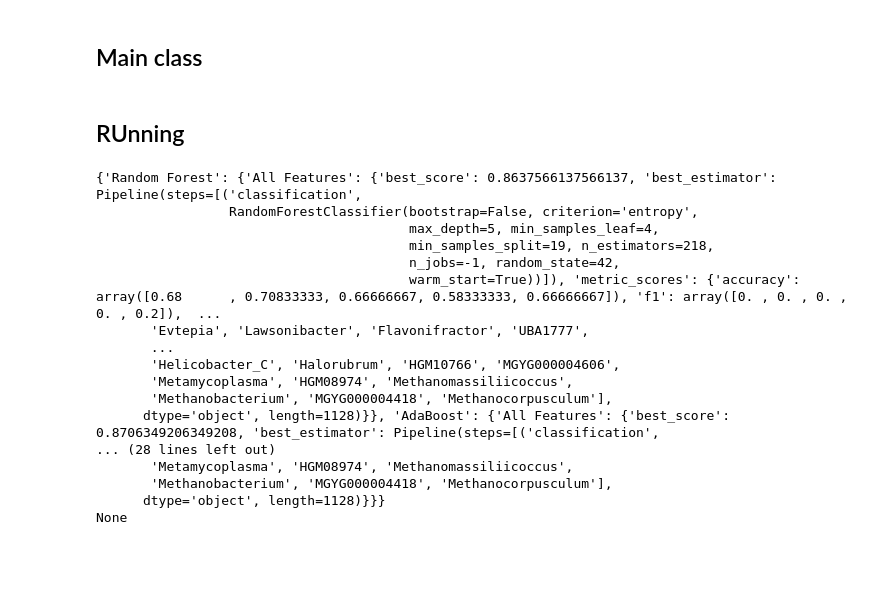
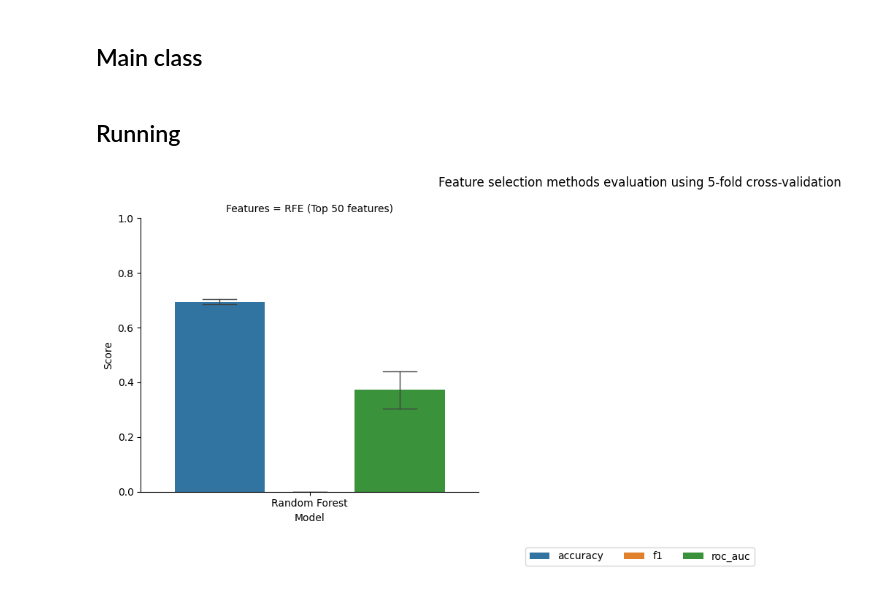
Before and after one commit to per6x/CSE3000, a Jupyter notebook: kraken_taxonomy/features_selection.ipynb, the cells around one changed output. Drawn from its saved outputs; the diff is of its cells as text; code cells hidden in the pictures; blank space fills up the shorter version.

Commit message:
Added more classifiers. Added more feature selection algos.

```diff
--- a/kraken_taxonomy/features_selection.ipynb
+++ b/kraken_taxonomy/features_selection.ipynb
@@ -688,7 +743,7 @@ class FeatureSelectionRandomizedSearch:
         # plt.legend(loc='center right')
         plt.show()
 # %% [markdown]
-## RUnning
+## Running
 # %%
 from sklearn.ensemble import RandomForestClassifier, AdaBoostClassifier
 from xgboost import XGBClassifier
@@ -709,22 +764,26 @@ import matplotlib.pyplot as plt
 from skfeature.function.information_theoretical_based import MRMR
 from xgboost import XGBClassifier
 from sklearn.feature_selection import RFE
+from sklearn.linear_model import LogisticRegression
 
 
 # Define the classifiers
 classifiers = {
     'Random Forest': RandomForestClassifier(warm_start=True, n_jobs=-1, random_state=42),
     'AdaBoost': AdaBoostClassifier(random_state=42),
-    'XGBoost': XGBClassifier(n_jobs=-1, random_state=42)
+    'XGBoost': XGBClassifier(n_jobs=-1, random_state=42),
+    'Logistic Regression': LogisticRegression(warm_start=True, n_jobs=-1, random_state=42)
 }
 
 # Define the feature selection algorithms
 feature_selection_algorithms = {
+    'RFE': RFEFeatureSelection(base_estimator=LogisticRegression(), n_jobs=-1)
     'Chi-square': Chi2FeatureSelection(n_jobs=-1),
     'XGBoost': XGBoostFeatureSelection(n_jobs=-1),
     'Information Gain': InformationGainFeatureSelection(n_jobs=-1),
     'ANOVA': ANOVAFeatureSelection(n_jobs=-1),
     'MRMR': MRMRFeatureSelection(n_jobs=-1, random_state=42),
+    'LASSO': LassoFeatureSelection(alpha=1),
     'All Features': None,
 }
 
@@ -740,51 +799,39 @@ param_distributions = {
         'classification__bootstrap': [True, False]
     },
     'AdaBoost': {
         'classification__n_estimators': randint(1, 250),
         'classification__learning_rate': uniform(0.01, 1.0),
         'classification__base_estimator': [RandomForestClassifier()],
         'classification__algorithm': ['SAMME', 'SAMME.R'],
         'classification__random_state': [None, 42]
     },
     'XGBoost': {
         'classification__n_estimators': randint(1, 250),
         'classification__learning_rate': uniform(0.01, 1.0),
         'classification__max_depth': randint(1, 10),
         'classification__subsample': uniform(0.6, 0.4),
         'classification__colsample_bytree': uniform(0.6, 0.4),
         'classification__reg_alpha': uniform(0, 1),
         'classification__reg_lambda': uniform(0, 1)
+    },
+    'Logistic Regression': {
+        'classification__C': uniform(0.1, 1.0),
+        'classification__penalty': ['elasticnet', 'l1', 'l2'],
+        'classification__class_weight': [None, 'balanced'],
+        'classification__max_iter': [100, 150, 200],
     }
 }
 
 # Define the evaluation metrics
 metrics = ['accuracy', 'f1', 'roc_auc']
 
 # Instantiate the FeatureSelectionRandomizedSearch class
-feature_selection_search = FeatureSelectionRandomizedSearch(classifiers, param_distributions, feature_selection_algorithms, metrics, test_size=0.2, use_smote=True, num_features=50, n_cv=5, n_iter=10)
+feature_selection_search = FeatureSelectionRandomizedSearch(classifiers, param_distributions, feature_selection_algorithms, metrics, test_size=0.2, use_smote=True, num_features=50, n_cv=5, n_iter=2)
 
 # Fit the search using your data
 feature_selection_search.fit(X, y)
 
 # Plot the results
 feature_selection_search.plot_results()
+# %% [output]
+[figure, added]
-# %%
-print(feature_selection_search.get_best_params('XGBoost', 'Information Gain'))
-# %% [output]
-{'Random Forest': {'All Features': {'best_score': 0.8637566137566137, 'best_estimator': Pipeline(steps=[('classification',
-                 RandomForestClassifier(bootstrap=False, criterion='entropy',
-                                        max_depth=5, min_samples_leaf=4,
-                                        min_samples_split=19, n_estimators=218,
-                                        n_jobs=-1, random_state=42,
-                                        warm_start=True))]), 'metric_scores': {'accuracy': array([0.68      , 0.70833333, 0.66666667, 0.58333333, 0.66666667]), 'f1': array([0. , 0. , 0. , 0. , 0.2]),  ...
-       'Evtepia', 'Lawsonibacter', 'Flavonifractor', 'UBA1777',
-       ...
-       'Helicobacter_C', 'Halorubrum', 'HGM10766', 'MGYG000004606',
-       'Metamycoplasma', 'HGM08974', 'Methanomassiliicoccus',
-       'Methanobacterium', 'MGYG000004418', 'Methanocorpusculum'],
-      dtype='object', length=1128)}}, 'AdaBoost': {'All Features': {'best_score': 0.8706349206349208, 'best_estimator': Pipeline(steps=[('classification',
-... (28 lines left out)
-       'Metamycoplasma', 'HGM08974', 'Methanomassiliicoccus',
-       'Methanobacterium', 'MGYG000004418', 'Methanocorpusculum'],
-      dtype='object', length=1128)}}}
-None
```
Also changed, not shown: parts of 4 cells of this notebook.
